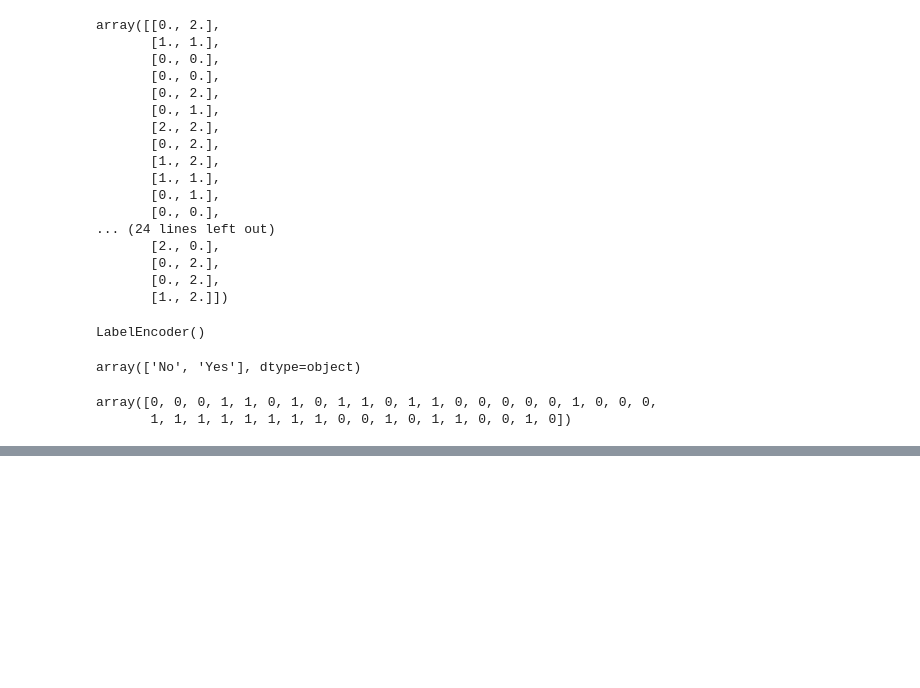
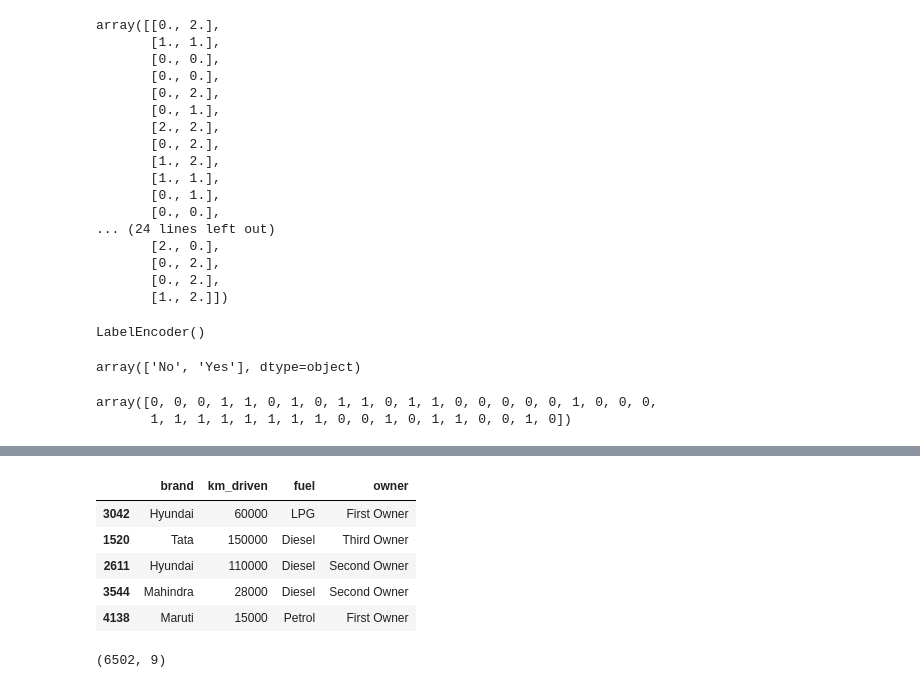
Before and after one commit to jenish2917/Machine-Learning, a Jupyter notebook: Feature engineering.ipynb, the cells around one changed output, grey strips where cells are left out. Drawn from its saved outputs; the diff is of its cells as text; code cells hidden in the pictures; blank space fills up the shorter version.

```diff
--- a/Feature engineering.ipynb
+++ b/Feature engineering.ipynb
@@ -448,0 +528,12 @@ array([0, 0, 0, 1, 1, 0, 1, 0, 1, 1, 0, 1, 1, 0, 0, 0, 0, 0, 1, 0, 0, 0,
+# %%
+from sklearn.model_selection import train_test_split
+x_train, x_test, y_train, y_test = train_test_split(df.iloc[:, 0:4], df.iloc[:, -1], test_size = 0.2, random_state = 0)
+# %%
+x_train.head()
+# %% [output]
+|  | brand | km_driven | fuel | owner |
+| 3042 | Hyundai | 60000 | LPG | First Owner |
+| 1520 | Tata | 150000 | Diesel | Third Owner |
+| 2611 | Hyundai | 110000 | Diesel | Second Owner |
+| 3544 | Mahindra | 28000 | Diesel | Second Owner |
+| 4138 | Maruti | 15000 | Petrol | First Owner |
@@ -448,0 +548,4 @@ array([0, 0, 0, 1, 1, 0, 1, 0, 1, 1, 0, 1, 1, 0, 0, 0, 0, 0, 1, 0, 0, 0,
+# %%
+np.hstack((x_train[["brand", "km_driven"]].values, x_train_new)).shape
+# %% [output]
+(6502, 9)
```
Also changed, not shown: parts of 20 cells of this notebook, 1 other file.
